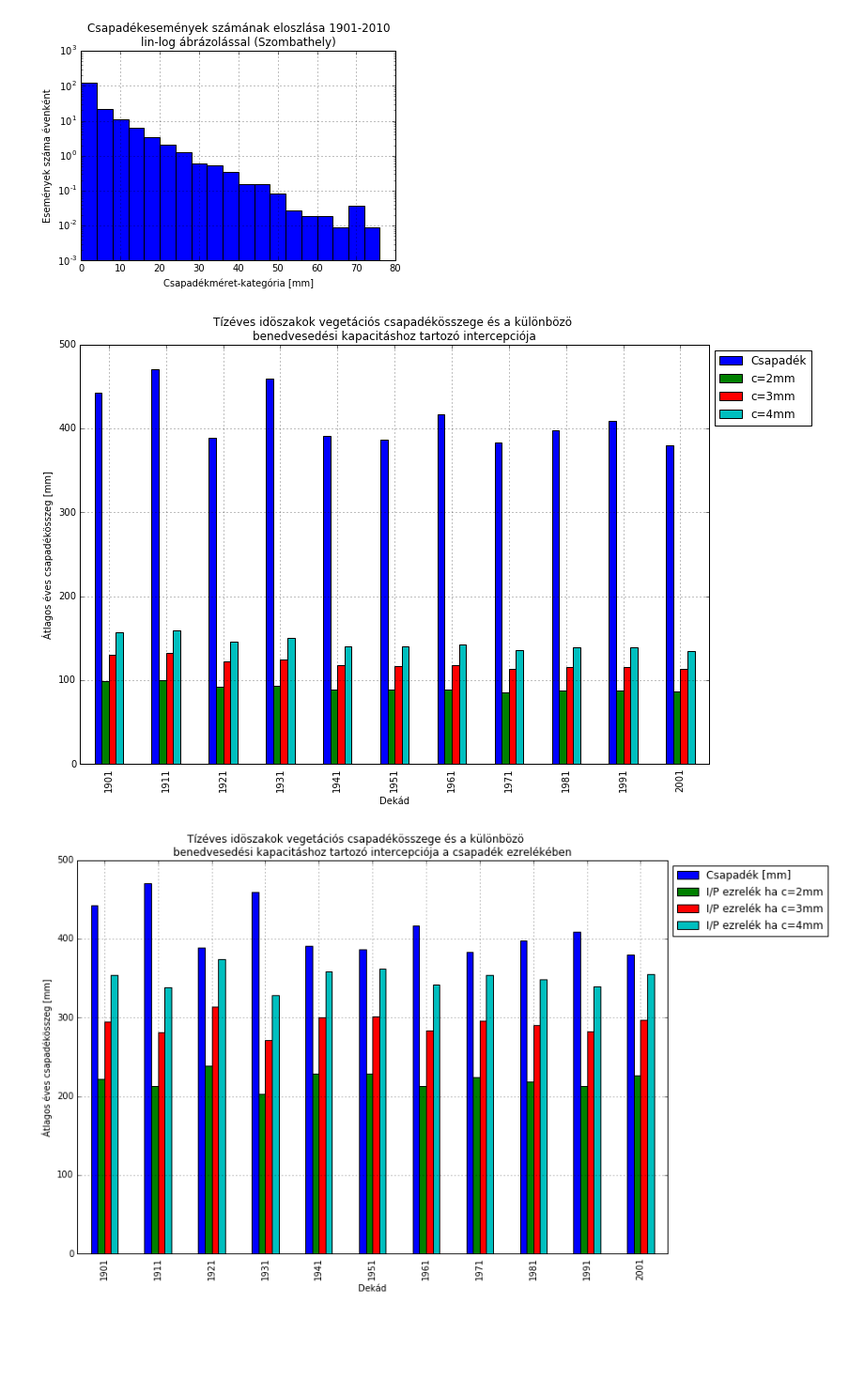
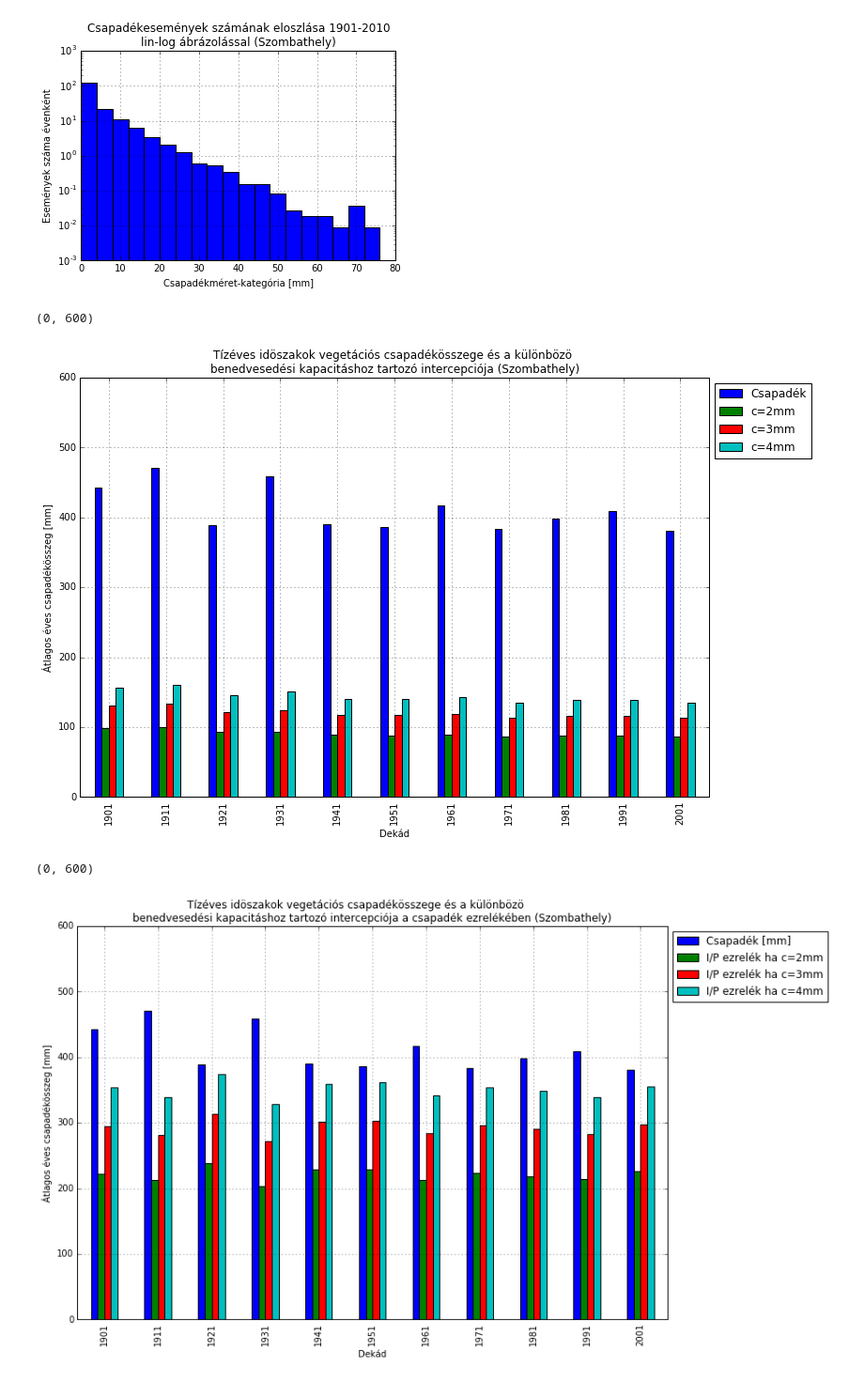
Before and after one commit to jsheperd/forest_water, a Jupyter notebook: notebook/szombathely.ipynb, the cells around one changed output. Shown at 94% size. Drawn from its saved outputs; the diff is of its cells as text; code cells hidden in the pictures; blank space fills up the shorter version.

```diff
--- a/notebook/szombathely.ipynb
+++ b/notebook/szombathely.ipynb
@@ -114,25 +114,29 @@ dfModPrec.c3 /= 10.0
 dfModPrec.c4 /= 10.0
 
 dfModPrec.plot(kind='bar', figsize=(12, 8))
-plt.title(u'Tízéves idöszakok vegetációs csapadékösszege és a különbözö \nbenedvesedési kapacitáshoz tartozó intercepciója')
+plt.title(u'Tízéves idöszakok vegetációs csapadékösszege és a különbözö \nbenedvesedési kapacitáshoz tartozó intercepciója (%s)' % Src)
 plt.xlabel(u'Dekád')
 plt.ylabel(u'Átlagos éves csapadékösszeg [mm]')
 plt.legend(loc="upper left", bbox_to_anchor=(1,1), labels=[u'Csapadék', 'c=2mm', 'c=3mm', 'c=4mm'])
 plt.grid(True)
+plt.ylim((0,600))
 # %% [output]
+(0, 600)
-[figure, old version]
+[figure, new version]
 # %%
 dfModPrec['r2'] = 1000* dfModPrec.c2 / dfModPrec.d_rs
 dfModPrec['r3'] = 1000* dfModPrec.c3 / dfModPrec.d_rs
 dfModPrec['r4'] = 1000* dfModPrec.c4 / dfModPrec.d_rs
 
 dfModPrec[['d_rs', 'r2', 'r3', 'r4']].plot(kind='bar', figsize=(12, 8))
 plt.title(u'Tízéves idöszakok vegetációs csapadékösszege és a különbözö\
-          \nbenedvesedési kapacitáshoz tartozó intercepciója a csapadék ezrelékében')
+          \nbenedvesedési kapacitáshoz tartozó intercepciója a csapadék ezrelékében (%s)' % Src)
 plt.xlabel(u'Dekád')
 plt.ylabel(u'Átlagos éves csapadékösszeg [mm]')
 plt.legend(loc="upper left", bbox_to_anchor=(1,1),
            labels=[u'Csapadék [mm]', u'I/P ezrelék ha c=2mm', u'I/P ezrelék ha c=3mm', u'I/P ezrelék ha c=4mm'])
 plt.grid(True)
+plt.ylim((0,600))
 # %% [output]
+(0, 600)
-[figure, old version]
+[figure, new version]
```
Also changed, not shown: 4 other files.
